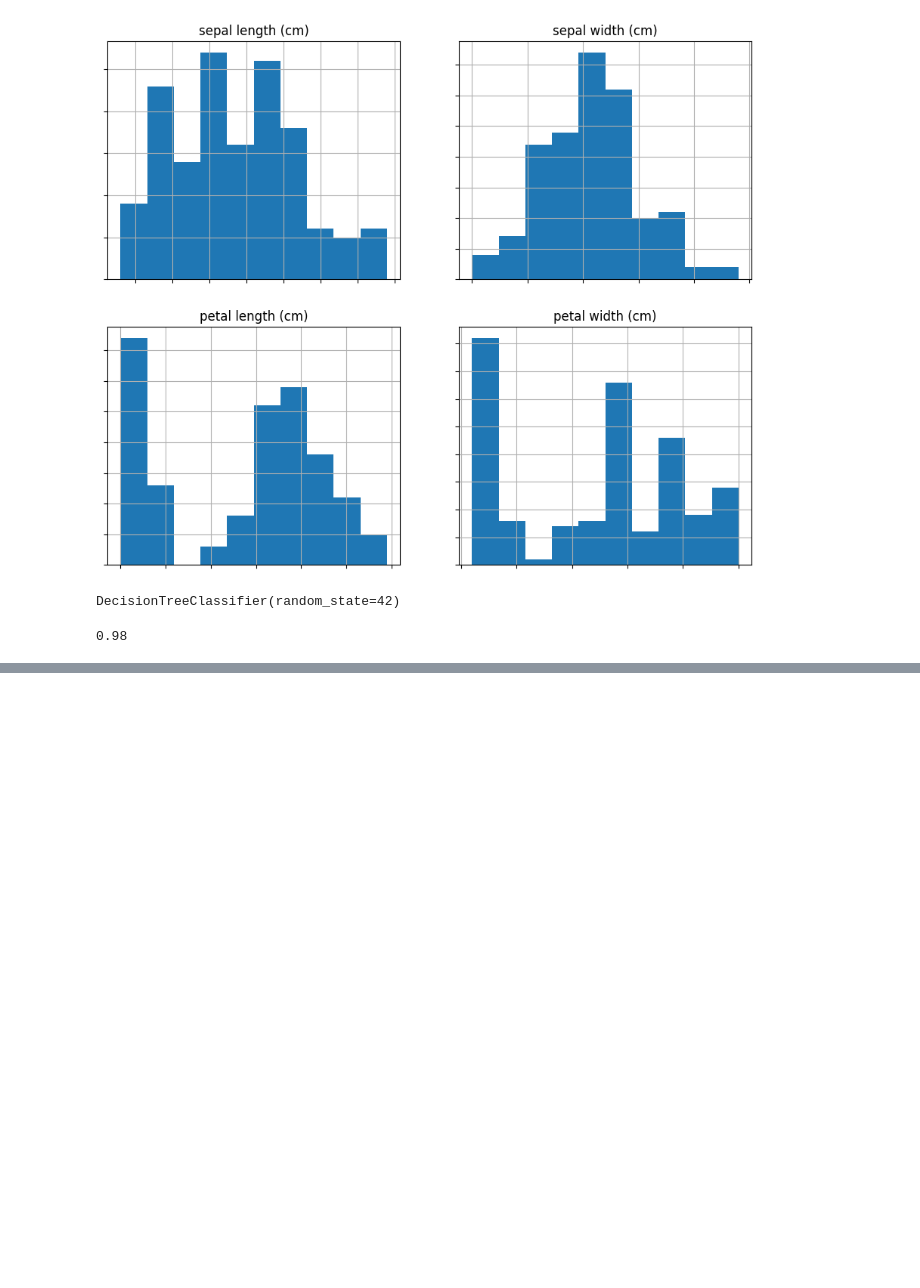
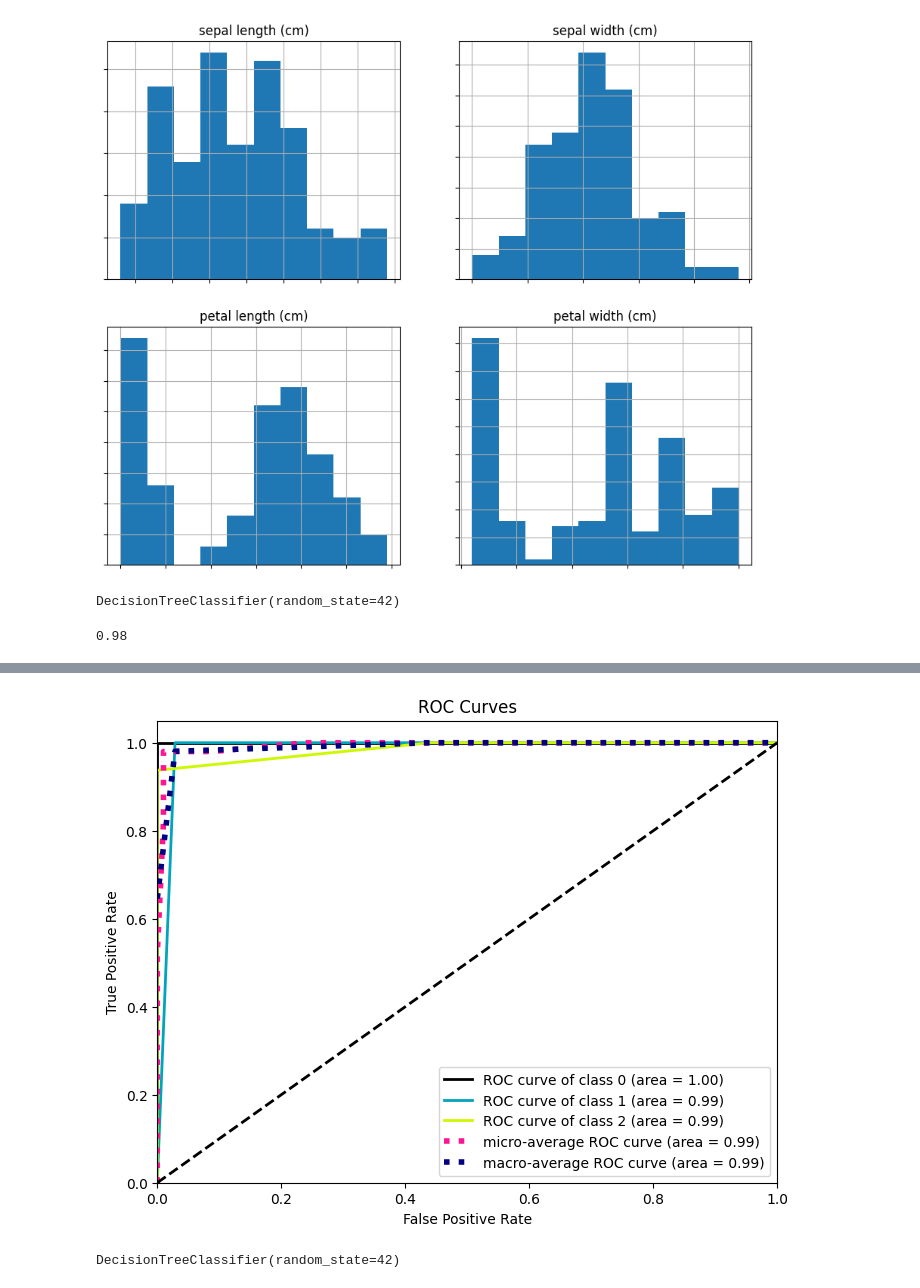
Before and after one commit to AscCrs/Samsung-Innovation-Campus, a Jupyter notebook: Ejercicios/Sesion 02-12-2024.ipynb, the cells around one changed output, grey strips where cells are left out. Saved outputs shown, nothing was run; the diff lists cells and outputs as text; code cells hidden in the pictures; blank space fills up the shorter version.

```diff
--- a/Ejercicios/Sesion 02-12-2024.ipynb
+++ b/Ejercicios/Sesion 02-12-2024.ipynb
@@ -111,7 +111,7 @@ from sklearn.model_selection import train_test_split        # train_test_split:
 x = iris
 y = data.target
 # %%
-x_train, x_test, y_train, y_test = train_test_split(
+X_train, x_test, y_train, y_test = train_test_split(
     x, y, test_size=0.33, random_state=42)
 # %%
 model = DecisionTreeClassifier(
@@ -122,7 +122,7 @@ model = DecisionTreeClassifier(
     min_impurity_decrease=0.0, class_weight=None
 )
 # %%
-model.fit(x_train, y_train)
+model.fit(X_train, y_train)
 # %% [output]
 DecisionTreeClassifier(random_state=42)
 # %%
@@ -214,0 +327,3 @@ model2.best_params_
+# %%
+pred_proba = model2.predict_proba(x_test)
+pred_proba
@@ -214,0 +348,10 @@ model2.best_params_
+# %%
+import scikitplot as skplt
+skplt.metrics.plot_roc(y_test, pred_proba, figsize=(8,6))
+plt.show()
+# %% [output]
+[figure, added]
+# %%
+model.fit(iris.iloc[:, :-1], iris.iloc[:, -1])
+# %% [output]
+DecisionTreeClassifier(random_state=42)
```
Also changed, not shown: parts of 17 cells of this notebook, 10 other files.
